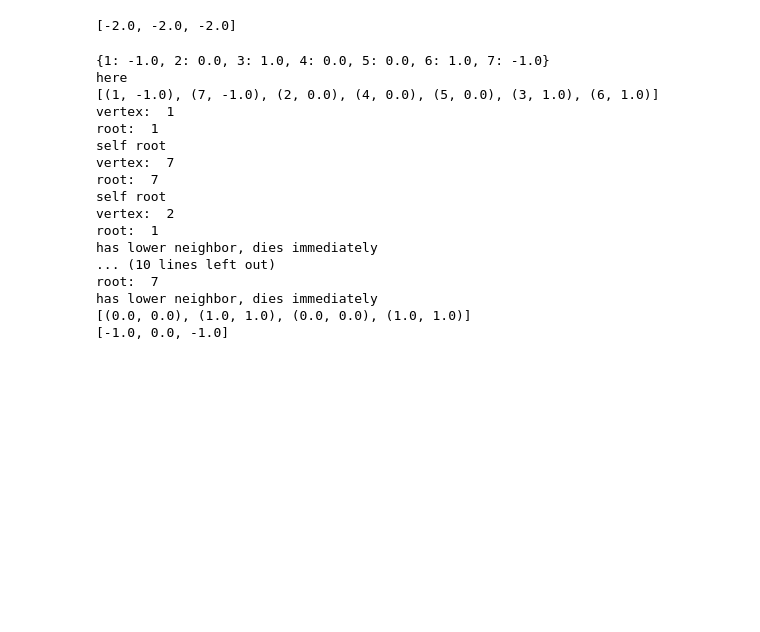
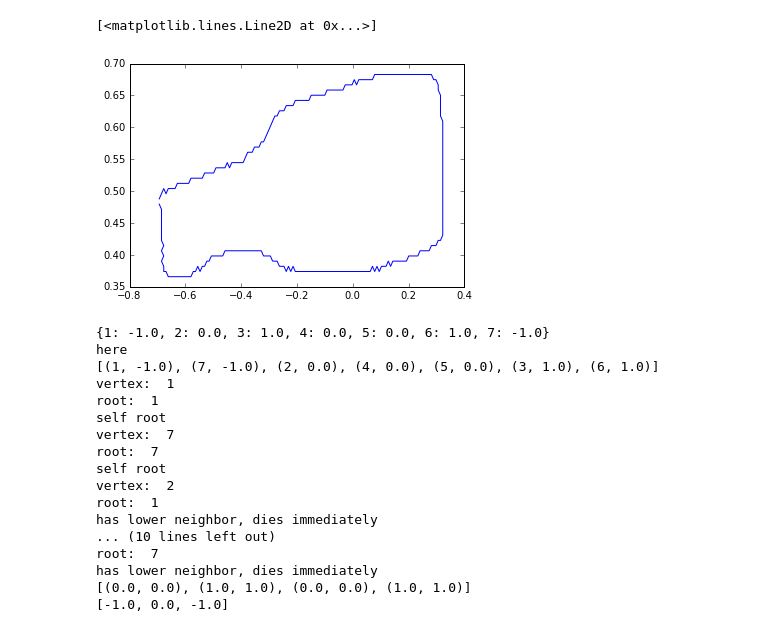
Before and after one commit to hanyu-song/Persistent-homology-transform-STA663-project, a Jupyter notebook: Testing Notebook.ipynb, the cells around one changed output. Saved outputs shown, nothing was run; the diff lists cells and outputs as text; code cells hidden in the pictures; blank space fills up the shorter version.

```diff
--- a/Testing Notebook.ipynb
+++ b/Testing Notebook.ipynb
@@ -22,2 +67,7 @@ direction = [1,1]
+# %%
+plt.plot(bell1[3][0][:,0],bell1[3][0][:,1])
+# %% [output]
+[<matplotlib.lines.Line2D at 0x...>]
+[figure, added]
 # %%
 list_heights, dict_heights, dict_neig = diagram.direction_order(dict_vert, edges, direction)
@@ -28,6 +74,2 @@ None
 # %%
 test_diagram = diagram.make_diagram(list_heights, dict_heights, dict_neig, infinity=100)
-# %%
-test_diagram.infpoints
-# %% [output]
-[-2.0, -2.0, -2.0]
```
Also changed, not shown: parts of 54 cells of this notebook.
